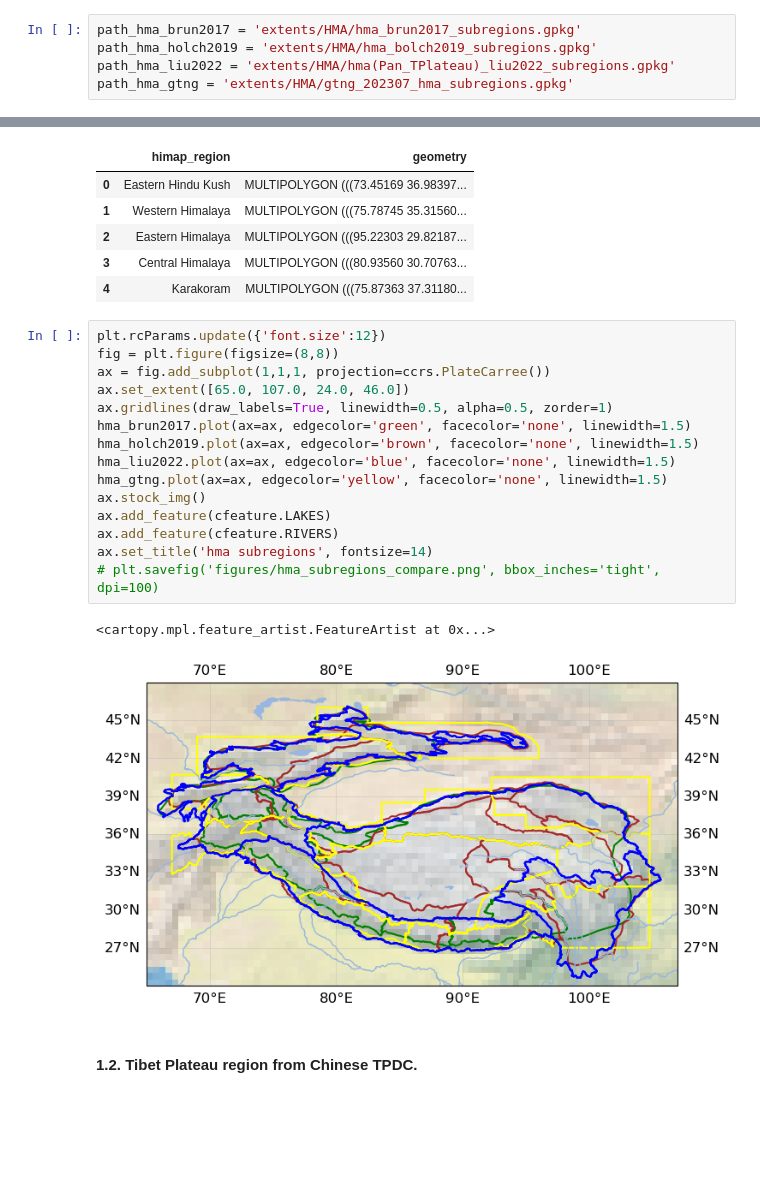
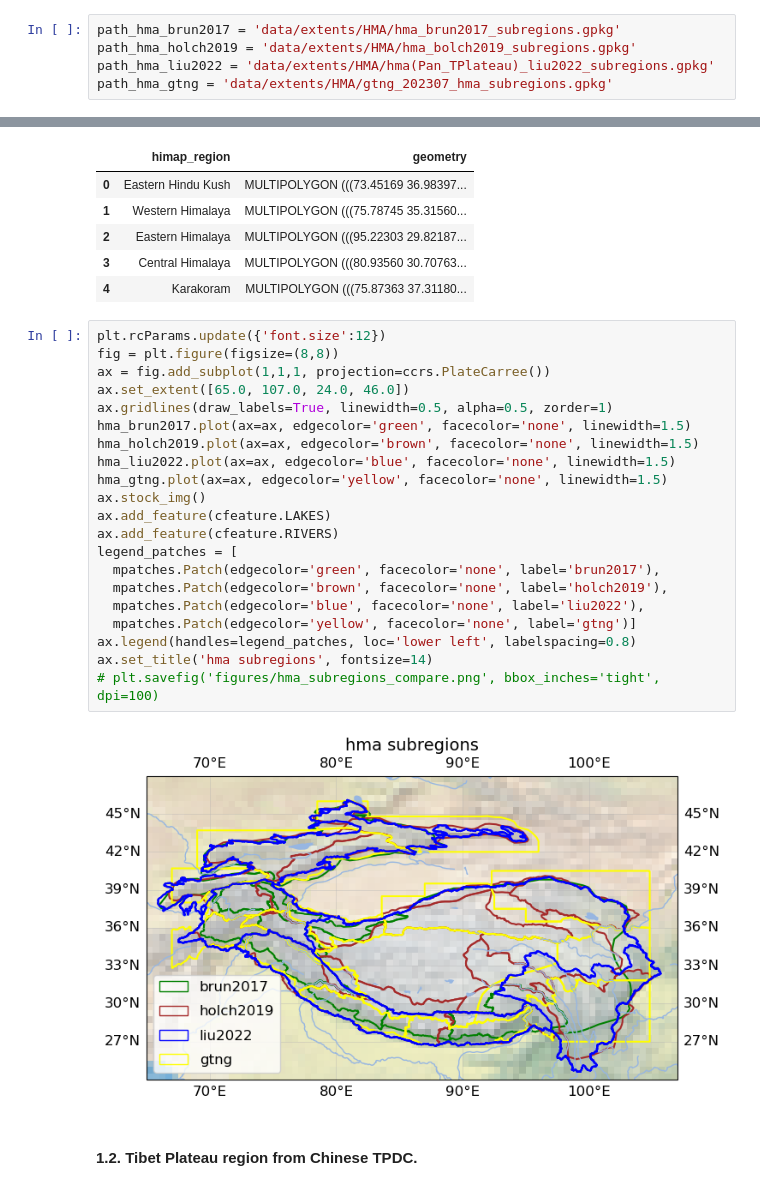
Before and after one commit to xinluo2018/HMA-GIS-Data, a Jupyter notebook: visual/tibet_extent.ipynb, the cells around one changed output, grey strips where cells are left out. Saved outputs shown, nothing was run; the diff lists cells and outputs as text; blank space fills up the shorter version.

```diff
--- a/visual/tibet_extent.ipynb
+++ b/visual/tibet_extent.ipynb
@@ -9,10 +10,10 @@ import geopandas as gpd
 ## 1. HMA extent
 #### 1.1 HMA extent from existing studies;
 # %%
-path_hma_brun2017 = 'extents/HMA/hma_brun2017_subregions.gpkg'
-path_hma_holch2019 = 'extents/HMA/hma_bolch2019_subregions.gpkg'
-path_hma_liu2022 = 'extents/HMA/hma(Pan_TPlateau)_liu2022_subregions.gpkg'
-path_hma_gtng = 'extents/HMA/gtng_202307_hma_subregions.gpkg'
+path_hma_brun2017 = 'data/extents/HMA/hma_brun2017_subregions.gpkg'
+path_hma_holch2019 = 'data/extents/HMA/hma_bolch2019_subregions.gpkg'
+path_hma_liu2022 = 'data/extents/HMA/hma(Pan_TPlateau)_liu2022_subregions.gpkg'
+path_hma_gtng = 'data/extents/HMA/gtng_202307_hma_subregions.gpkg'
 # %%
 hma_brun2017 = gpd.read_file(path_hma_brun2017)
 hma_holch2019 = gpd.read_file(path_hma_holch2019)
@@ -29,21 +30,26 @@ hma_holch2019.head()
 # %%
 plt.rcParams.update({'font.size':12})
 fig = plt.figure(figsize=(8,8))
 ax = fig.add_subplot(1,1,1, projection=ccrs.PlateCarree())
 ax.set_extent([65.0, 107.0, 24.0, 46.0])
 ax.gridlines(draw_labels=True, linewidth=0.5, alpha=0.5, zorder=1)
 hma_brun2017.plot(ax=ax, edgecolor='green', facecolor='none', linewidth=1.5)
 hma_holch2019.plot(ax=ax, edgecolor='brown', facecolor='none', linewidth=1.5)
 hma_liu2022.plot(ax=ax, edgecolor='blue', facecolor='none', linewidth=1.5)
 hma_gtng.plot(ax=ax, edgecolor='yellow', facecolor='none', linewidth=1.5)
 ax.stock_img()
 ax.add_feature(cfeature.LAKES)
 ax.add_feature(cfeature.RIVERS)
+legend_patches = [
+  mpatches.Patch(edgecolor='green', facecolor='none', label='brun2017'),
+  mpatches.Patch(edgecolor='brown', facecolor='none', label='holch2019'),
+  mpatches.Patch(edgecolor='blue', facecolor='none', label='liu2022'),
+  mpatches.Patch(edgecolor='yellow', facecolor='none', label='gtng')]
+ax.legend(handles=legend_patches, loc='lower left', labelspacing=0.8)
 ax.set_title('hma subregions', fontsize=14)
 # plt.savefig('figures/hma_subregions_compare.png', bbox_inches='tight', dpi=100)
 # %% [output]
-<cartopy.mpl.feature_artist.FeatureArtist at 0x...>
-[figure, old version]
+[figure, new version]
 # %% [markdown]
 #### 1.2. Tibet Plateau region from Chinese TPDC.
 # %%
```
Also changed, not shown: parts of 3 cells of this notebook, 33 other files.
